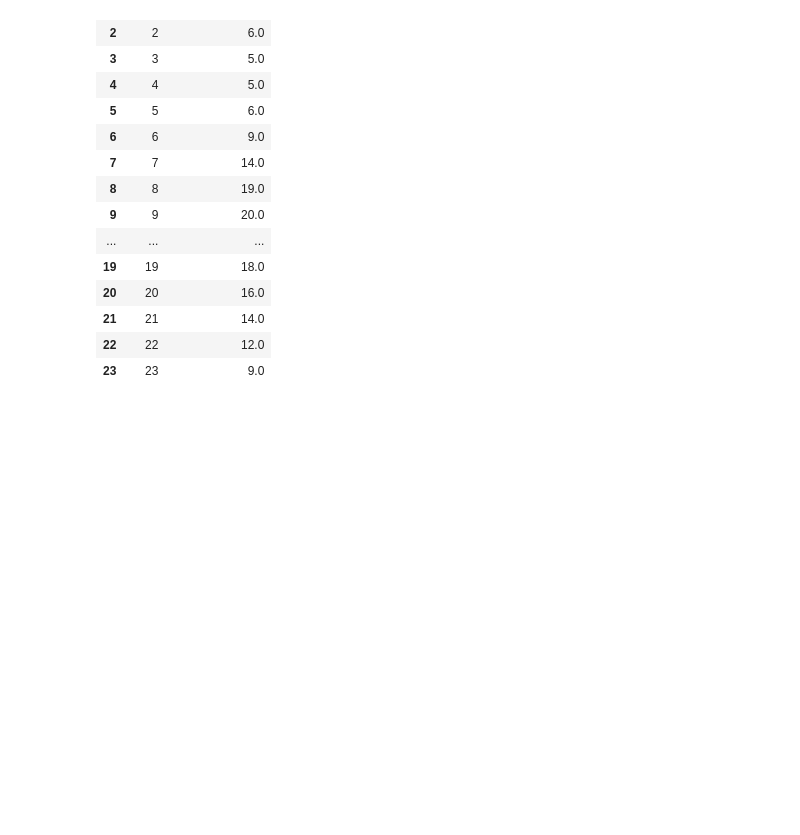
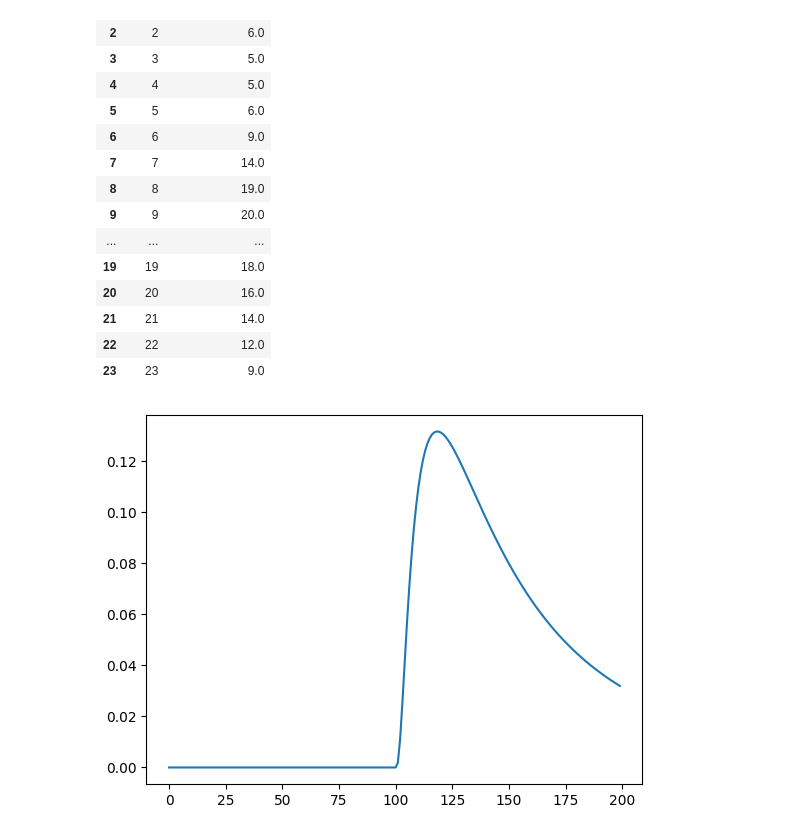
Before and after one commit to vinodlearning/PythonDSA, a Jupyter notebook: probabilityDistribution.ipynb, the cells around one changed output. Cells and saved outputs as stored; diff of their text form; code cells hidden in the pictures; blank space fills up the shorter version.

```diff
--- a/probabilityDistribution.ipynb
+++ b/probabilityDistribution.ipynb
@@ -350,3 +334,11 @@ median_calls_per_hour
 | 21 | 21 | 14.0 |
 | 22 | 22 | 12.0 |
 | 23 | 23 | 9.0 |
+# %%
+lognorm=stats.lognorm(s=1,loc=10,scale=5)
+# %%
+a=lognorm.pdf(np.arange(0,20,0.1))
+plt.plot(a)
+plt.show()
+# %% [output]
+[figure, added]
```
Also changed, not shown: parts of 9 cells of this notebook.
